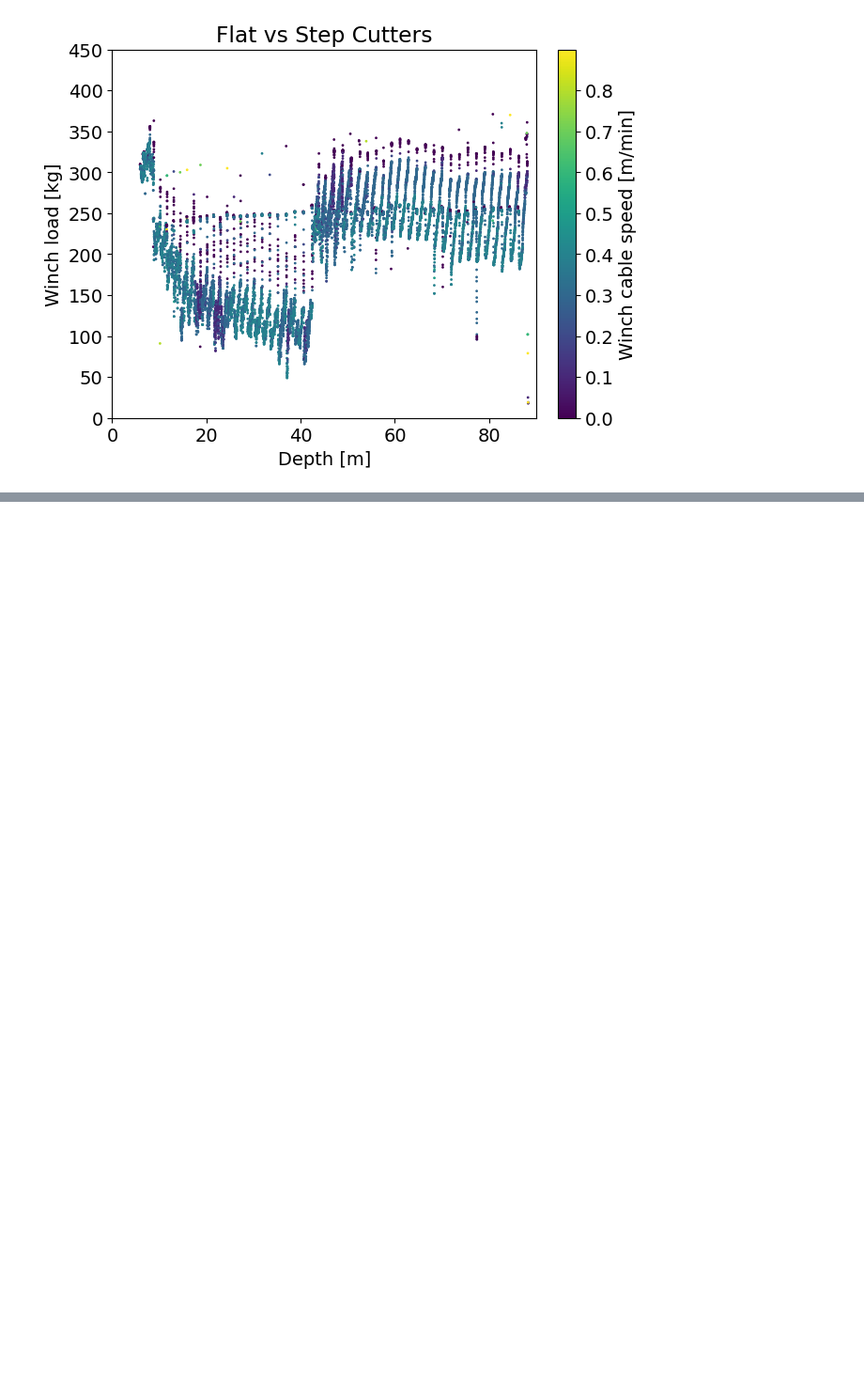
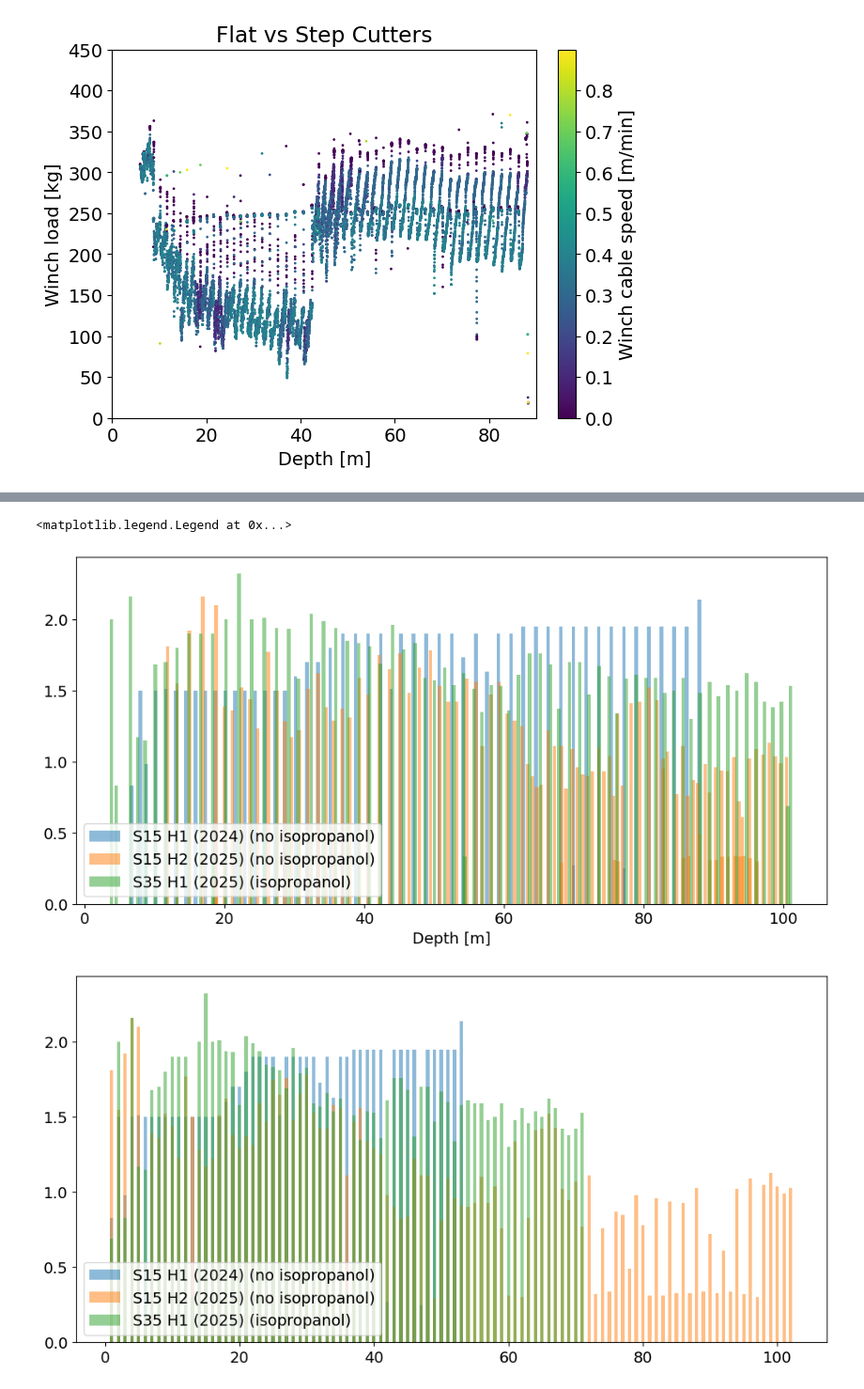
Before and after one commit to RNO-G/bigraid_log_reader, a Jupyter notebook: proceedings_notebook.ipynb, the cells around one changed output, grey strips where cells are left out. Shown at 94% size. Saved outputs shown, nothing was run; the diff lists cells and outputs as text; code cells hidden in the pictures; blank space fills up the shorter version.

```diff
--- a/proceedings_notebook.ipynb
+++ b/proceedings_notebook.ipynb
@@ -111,0 +221,36 @@ fig.savefig("flat_vs_step_cutters_winch_load.pdf")
+# %%
+run = df['run'].groupby(df['run']).max()
+run_cut_depth = df['cut_depth'].groupby(df['run']).max()
+run_stop_depth = df["[PLC]AUTODOWNSTOPDEPTH"].groupby(df['run']).max()
+run2 = df2['run'].groupby(df2['run']).max()
+run_cut_depth2 = df2['cut_depth'].groupby(df2['run']).max()
+run_stop_depth2 = df2["[PLC]AUTODOWNSTOPDEPTH"].groupby(df2['run']).max()
+run3 = df3['run'].groupby(df3['run']).max()
+run_cut_depth3 = df3['cut_depth'].groupby(df3['run']).max()
+run_stop_depth3 = df3["[PLC]AUTODOWNSTOPDEPTH"].groupby(df3['run']).max()
+
+fig = plt.figure()
+fig.set_figwidth(10)
+fig.set_figheight(5)
+
+ax = plt.subplot()
+ax.bar(run_stop_depth.values, run_cut_depth.values, label = "S15 H1 (2024) (no isopropanol)", alpha = 0.5, width=0.5)
+ax.bar(run_stop_depth2.values, run_cut_depth2.values, label = "S15 H2 (2025) (no isopropanol)", alpha = 0.5,width=0.5)
+ax.bar(run_stop_depth3.values, run_cut_depth3.values, label = "S35 H1 (2025) (isopropanol)", alpha = 0.5,width=0.5)
+ax.legend(loc = 3)
+ax.set_xlabel("Depth [m]")
+fig.savefig("paper_plots/isopropanol_effect.pdf")
+
+fig = plt.figure()
+fig.set_figwidth(10)
+fig.set_figheight(5)
+
+ax = plt.subplot()
+ax.bar(run.values, run_cut_depth.values, label = "S15 H1 (2024) (no isopropanol)", alpha = 0.5, width=0.5)
+ax.bar(run2.values, run_cut_depth2.values, label = "S15 H2 (2025) (no isopropanol)", alpha = 0.5,width=0.5)
+ax.bar(run3.values, run_cut_depth3.values, label = "S35 H1 (2025) (isopropanol)", alpha = 0.5,width=0.5)
+ax.legend(loc = 3)
+# %% [output]
+<matplotlib.legend.Legend at 0x...>
+[figure, added]
+[figure, added]
```
Also changed, not shown: parts of 13 cells of this notebook.
